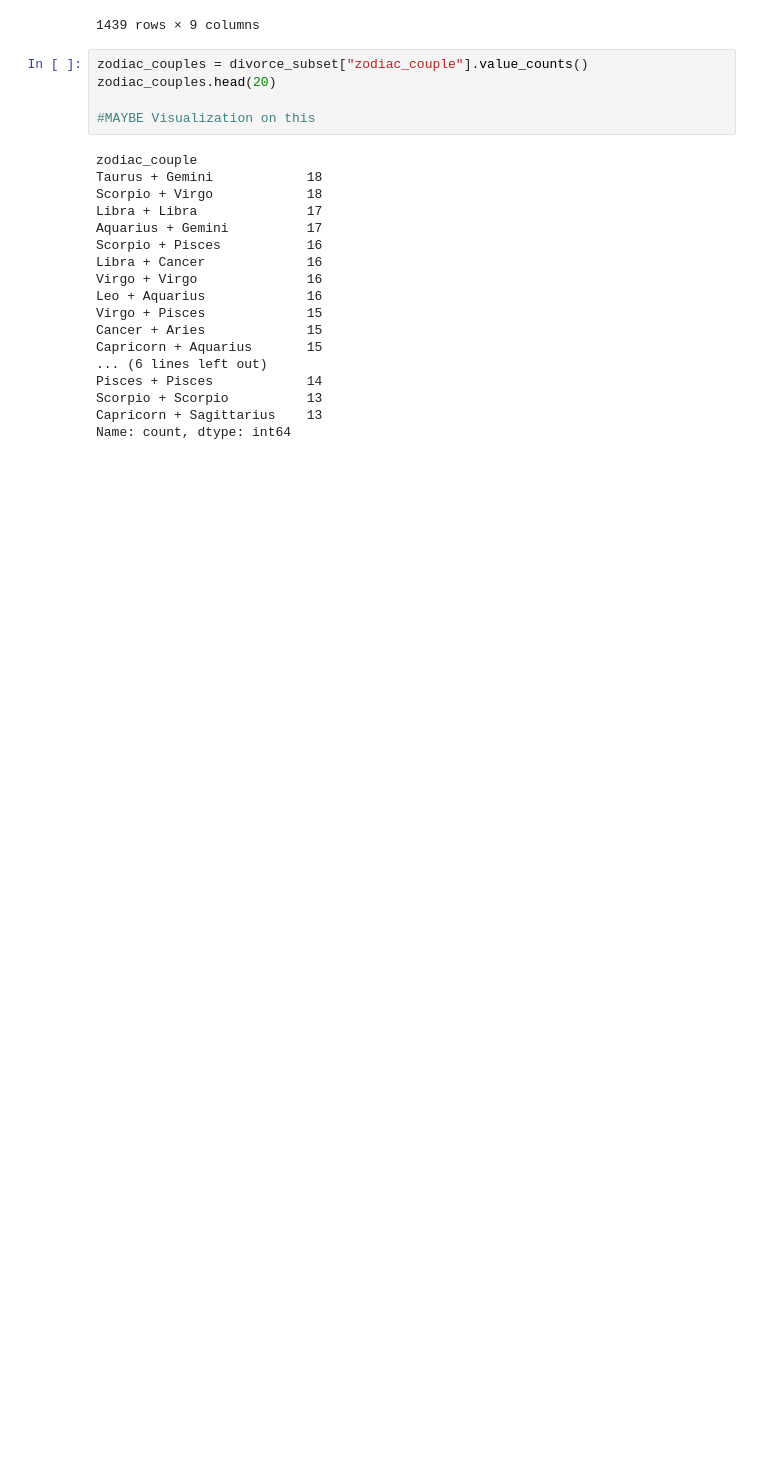
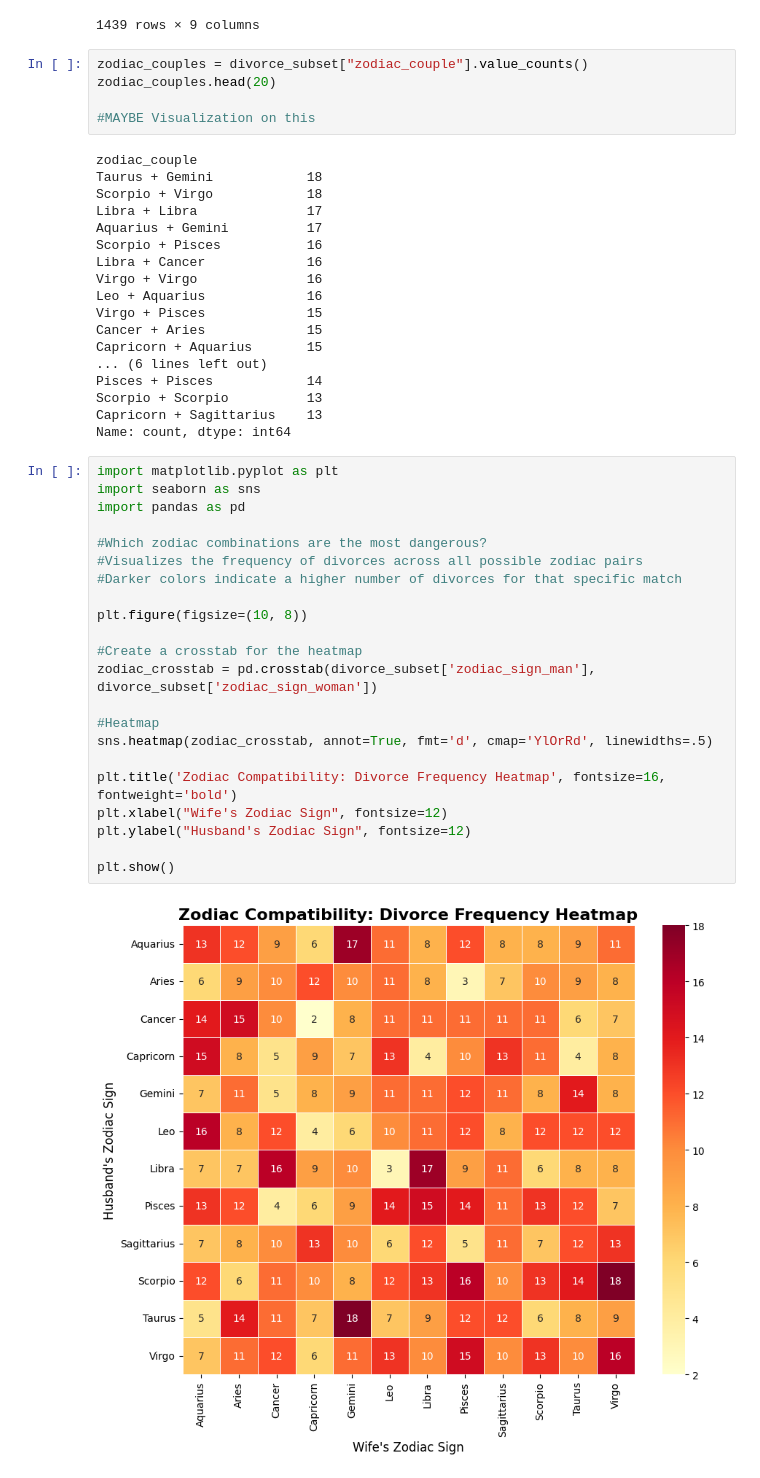
Before and after one commit to ayla2514/Human-Behavior-Analysis-via-Birth-Data, a Jupyter notebook: eda.ipynb, the cells around one changed output. Cells and saved outputs as stored; diff of their text form; blank space fills up the shorter version.

Commit message:
Added visualization

```diff
--- a/eda.ipynb
+++ b/eda.ipynb
@@ -227,3 +227,27 @@ Pisces + Pisces            14
 Scorpio + Scorpio          13
 Capricorn + Sagittarius    13
 Name: count, dtype: int64
+# %%
+import matplotlib.pyplot as plt
+import seaborn as sns
+import pandas as pd
+
+#Which zodiac combinations are the most dangerous?
+#Visualizes the frequency of divorces across all possible zodiac pairs
+#Darker colors indicate a higher number of divorces for that specific match
+
+plt.figure(figsize=(10, 8))
+
+#Create a crosstab for the heatmap
+zodiac_crosstab = pd.crosstab(divorce_subset['zodiac_sign_man'], divorce_subset['zodiac_sign_woman'])
+
+#Heatmap
+sns.heatmap(zodiac_crosstab, annot=True, fmt='d', cmap='YlOrRd', linewidths=.5)
+
+plt.title('Zodiac Compatibility: Divorce Frequency Heatmap', fontsize=16, fontweight='bold')
+plt.xlabel("Wife's Zodiac Sign", fontsize=12)
+plt.ylabel("Husband's Zodiac Sign", fontsize=12)
+
+plt.show()
+# %% [output]
+[figure, added]
```
Also changed, not shown: parts of 4 cells of this notebook.
